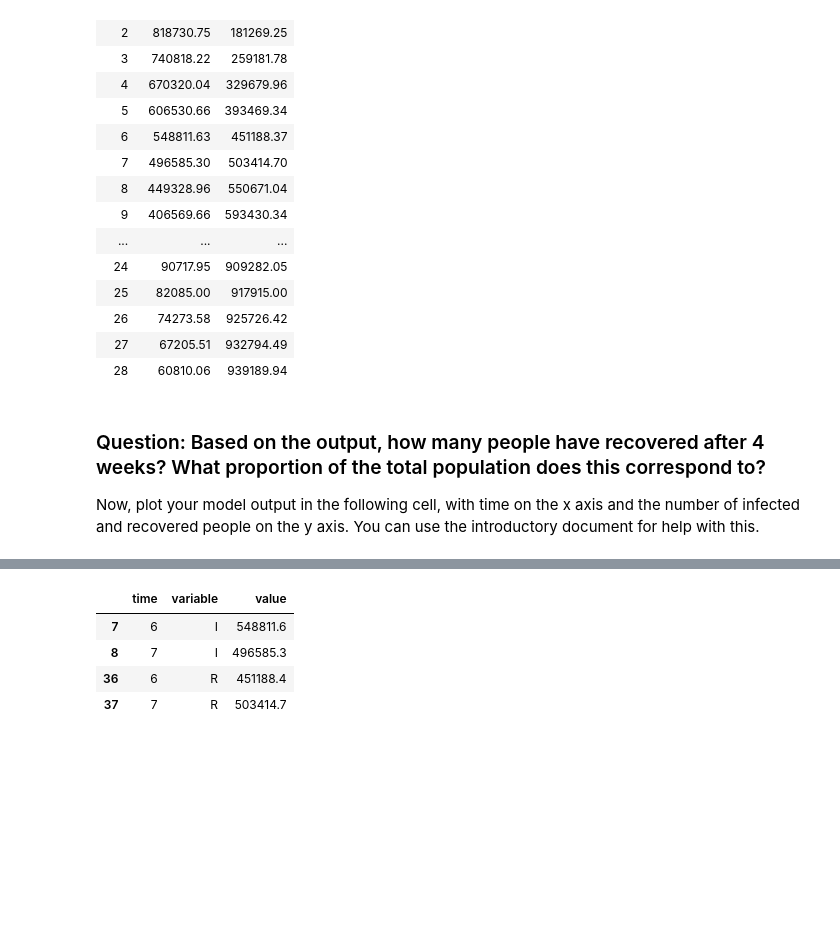
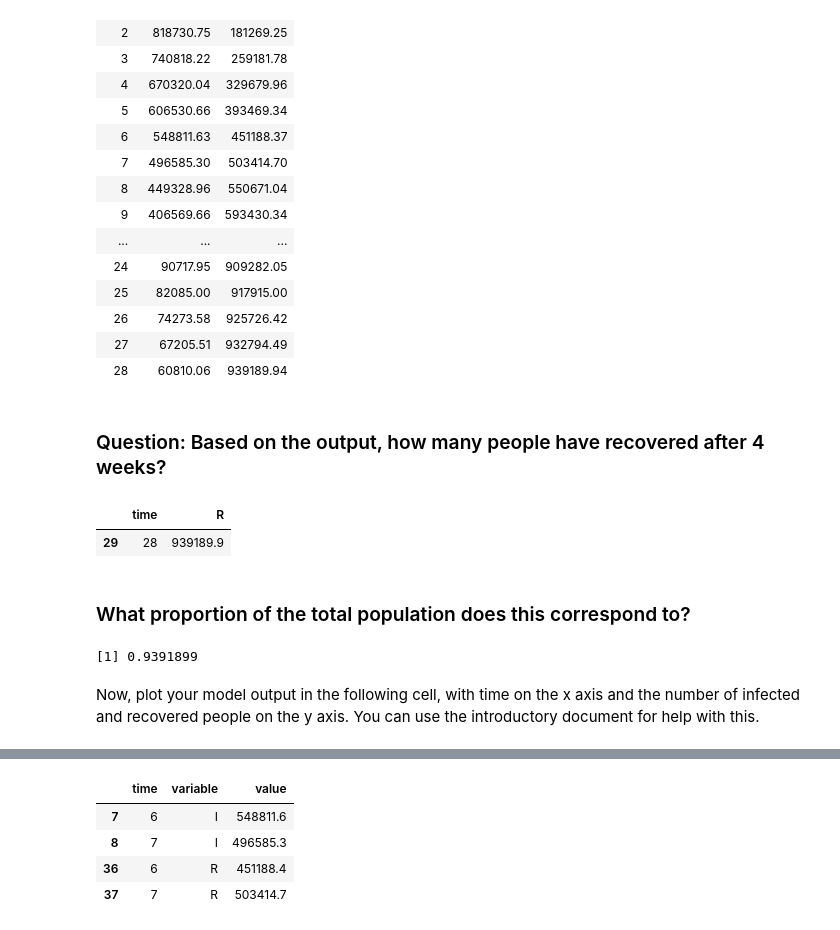
Before and after one commit to Arashlf/Developing-the-SIR-Model-ICL, a Jupyter notebook: Week 1/Mod_1_notebook_1_Modelling_an_Infected_Cohort.ipynb, the cells around one changed output, grey strips where cells are left out. Drawn from its saved outputs; the diff is of its cells as text; code cells hidden in the pictures; blank space fills up the shorter version.

Commit message:
Mod_1 Completed (A missed question fixed)

```diff
--- a/Week 1/Mod_1_notebook_1_Modelling_an_Infected_Cohort.ipynb
+++ b/Week 1/Mod_1_notebook_1_Modelling_an_Infected_Cohort.ipynb
@@ -122,9 +122,20 @@ output
 | 26 | 74273.58 | 925726.42 |
 | 27 | 67205.51 | 932794.49 |
 | 28 | 60810.06 | 939189.94 |
+# %% [markdown]
+### Question: Based on the output, how many people have recovered after 4 weeks?
+# %%
+output[output$time == 28, c("time","R")]
+# %% [output]
+|  | time | R |
+| 29 | 28 | 939189.9 |
+# %% [markdown]
+### What proportion of the total population does this correspond to?
+# %%
+output[output$time == 28, "R"] / (output[output$time == 28, "R"] + output[output$time == 28, "I"])
+# %% [output]
+[1] 0.9391899
 # %% [markdown]
-### Question: Based on the output, how many people have recovered after 4 weeks? What proportion of the total population does this correspond to?
-
 Now, plot your model output in the following cell, with time on the x axis and the number of infected and recovered people on the y axis.  You can use the introductory document for help with this.
 # %%
 # First turn the output dataset into a long format,
```
Also changed, not shown: parts of 1 cell of this notebook.
